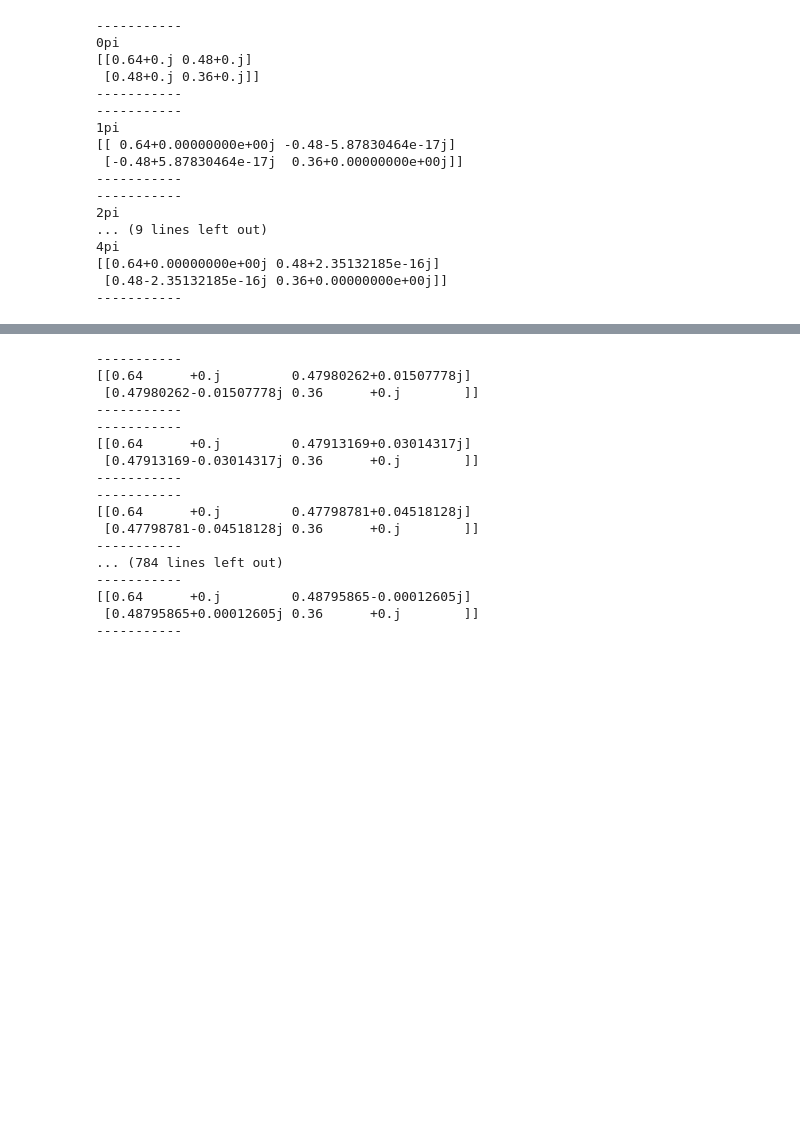
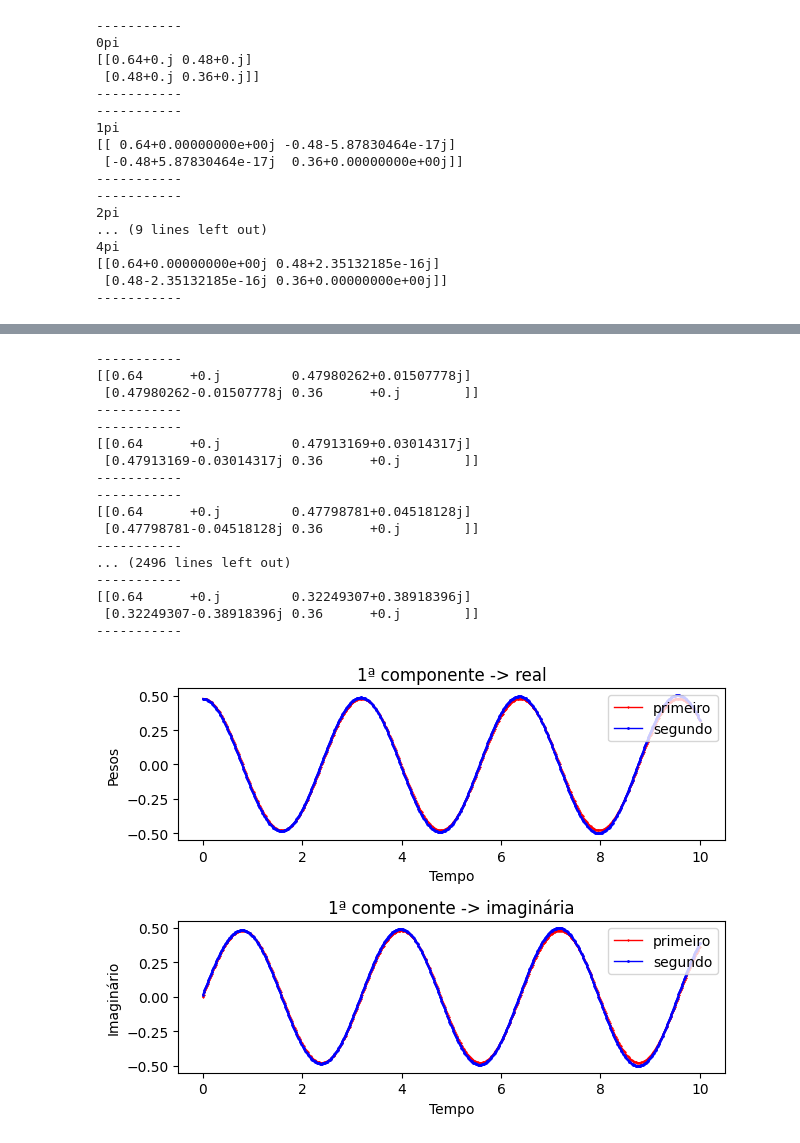
Before and after one commit to GabrielSiqueira1/Lyapunov-Open-Quantum-Systems, a Jupyter notebook: Testes.ipynb, the cells around one changed output, grey strips where cells are left out. Saved outputs shown, nothing was run; the diff lists cells and outputs as text; code cells hidden in the pictures; blank space fills up the shorter version.

```diff
--- a/Testes.ipynb
+++ b/Testes.ipynb
@@ -117,3 +154,25 @@ for i in range(0, 5):
 [[0.64+0.00000000e+00j 0.48+2.35132185e-16j]
  [0.48-2.35132185e-16j 0.36+0.00000000e+00j]]
 -----------
+# %%
+evolucao_1 = np.zeros((1,628), dtype=np.complex_)
+# %%
+ts = np.linspace(0, 10, 1000)
+
+PSI = np.ones((2,2), dtype=np.complex_)
+PSI = [[0.80],[0.60]]
+H = np.ones((2,2), dtype=np.complex_)
+ro = np.matmul(PSI, np.transpose(PSI))
+
+for i in range(0, 628):
+
+    H = [[np.exp(1j*np.pi*i/200),0],[0,np.exp(-1j*np.pi*i/200)]]
+    U = H
+    U = np.asmatrix(U)
+    U_dagger = U.getH()
+    print("-----------")
+    teste = np.dot(np.dot(U,ro),U_dagger)
+    teste = np.squeeze(np.asarray(teste))
+    print(teste)
+    evolucao_1[0][i] = teste[0][1]
+    print("-----------")
@@ -120,18 +197,19 @@ for i in range(0, 5):
+# %%
+evolucao_2 = np.zeros((1,628), dtype=np.complex_)
 # %%
 def dpsi_dt(t, ro, H): # A derivada da ro em relação ao tempo não tem dependência temporal
     A = np.zeros((2,2), dtype=np.complex_)
-    ro = np.asmatrix(ro)
-    A =  (H*ro)-(ro*H) # [H,p]
+    A = (np.dot(H,ro))-(np.dot(ro,H)) # [H,p]
     return -1j*A
 
 # Runge-Kutta de quarta ordem
 
-def runge_kutta(ro, fator_runge_kutta, hamiltoniano, tempo_inicial = 0):
+def runge_kutta(ro, fator_runge_kutta, hamiltoniano, tempo_primeiro = 0):
 
-    k1 = dpsi_dt(tempo_inicial, ro, hamiltoniano)
-    k2 = dpsi_dt(tempo_inicial + 0.5 * fator_runge_kutta, ro + 0.5*fator_runge_kutta*k1, hamiltoniano)
-    k3 = dpsi_dt(tempo_inicial + 0.5 * fator_runge_kutta, ro + 0.5*fator_runge_kutta*k2, hamiltoniano)
-    k4 = dpsi_dt(tempo_inicial + fator_runge_kutta, ro + 0.5*fator_runge_kutta*k3, hamiltoniano)
+    k1 = dpsi_dt(tempo_primeiro, ro, hamiltoniano)
+    k2 = dpsi_dt(tempo_primeiro + 0.5 * fator_runge_kutta, ro + 0.5*fator_runge_kutta*k1, hamiltoniano)
+    k3 = dpsi_dt(tempo_primeiro + 0.5 * fator_runge_kutta, ro + 0.5*fator_runge_kutta*k2, hamiltoniano)
+    k4 = dpsi_dt(tempo_primeiro + fator_runge_kutta, ro + 0.5*fator_runge_kutta*k3, hamiltoniano)
 
     ## y(i+1) = y(i) + h/6*(k1+2*k2+2*k3+k4)
 
@@ -143,12 +221,13 @@ def runge_kutta(ro, fator_runge_kutta, hamiltoniano, tempo_inicial = 0):
 
     return runge
 
-H = [[-1/2*np.pi,0],[0,1/2*np.pi]]
-for i in range(0, 200):
+H = [[1/2*np.pi,0],[0,3/2*np.pi]]
+for i in range(0, 628):
 
     teste = runge_kutta(ro, 0.01, H)
     print("-----------")
     print(teste)
+    evolucao_2[0][i] = teste[0][1]
     print("-----------")
     ro = teste
 # %% [output]
@@ -164,8 +243,8 @@ for i in range(0, 200):
 [[0.64      +0.j         0.47798781+0.04518128j]
  [0.47798781-0.04518128j 0.36      +0.j        ]]
 -----------
-... (784 lines left out)
+... (2496 lines left out)
 -----------
-[[0.64      +0.j         0.48795865-0.00012605j]
- [0.48795865+0.00012605j 0.36      +0.j        ]]
+[[0.64      +0.j         0.32249307+0.38918396j]
+ [0.32249307-0.38918396j 0.36      +0.j        ]]
 -----------
@@ -173,0 +251,4 @@ for i in range(0, 200):
+# %%
+plot_componentes(evolucao_1, evolucao_2, 1)
+# %% [output]
+[figure, added]
```
Also changed, not shown: parts of 3 cells of this notebook.
